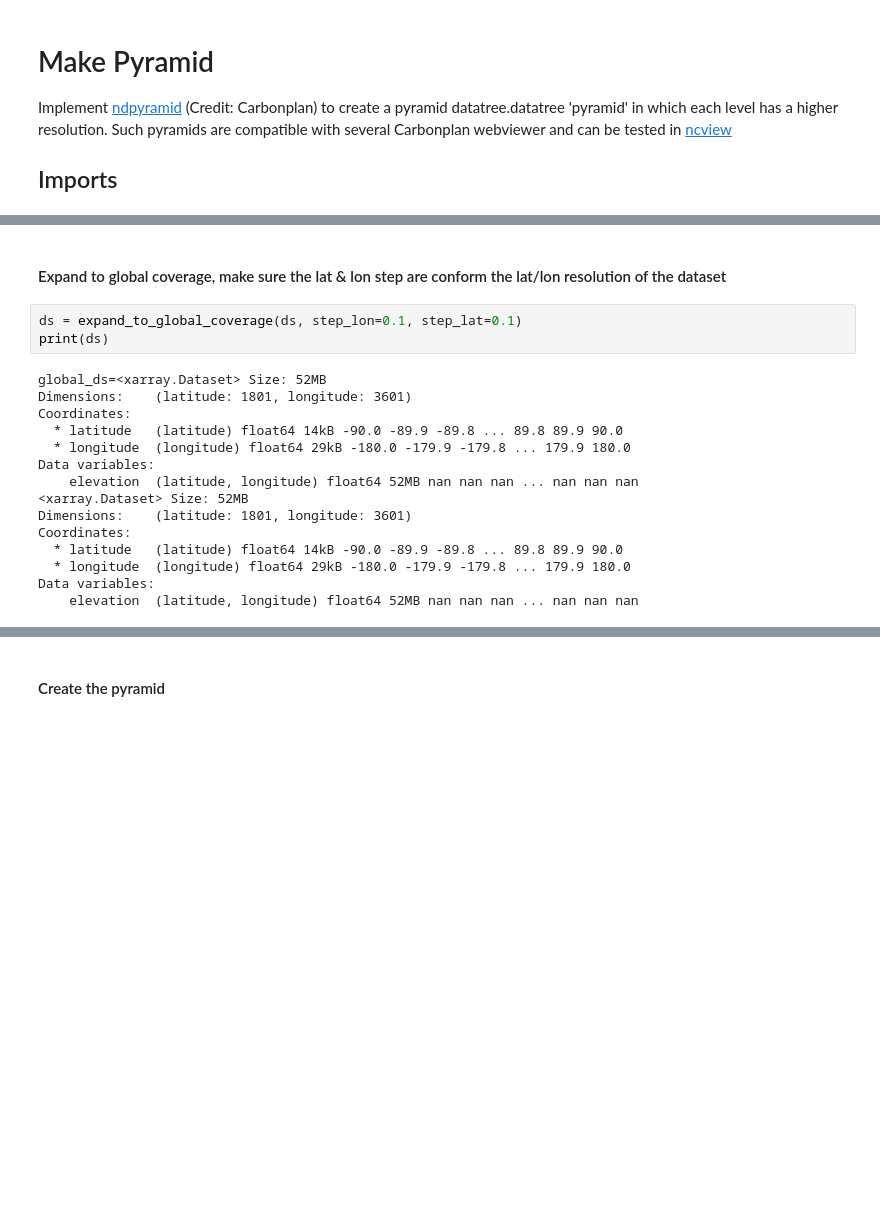
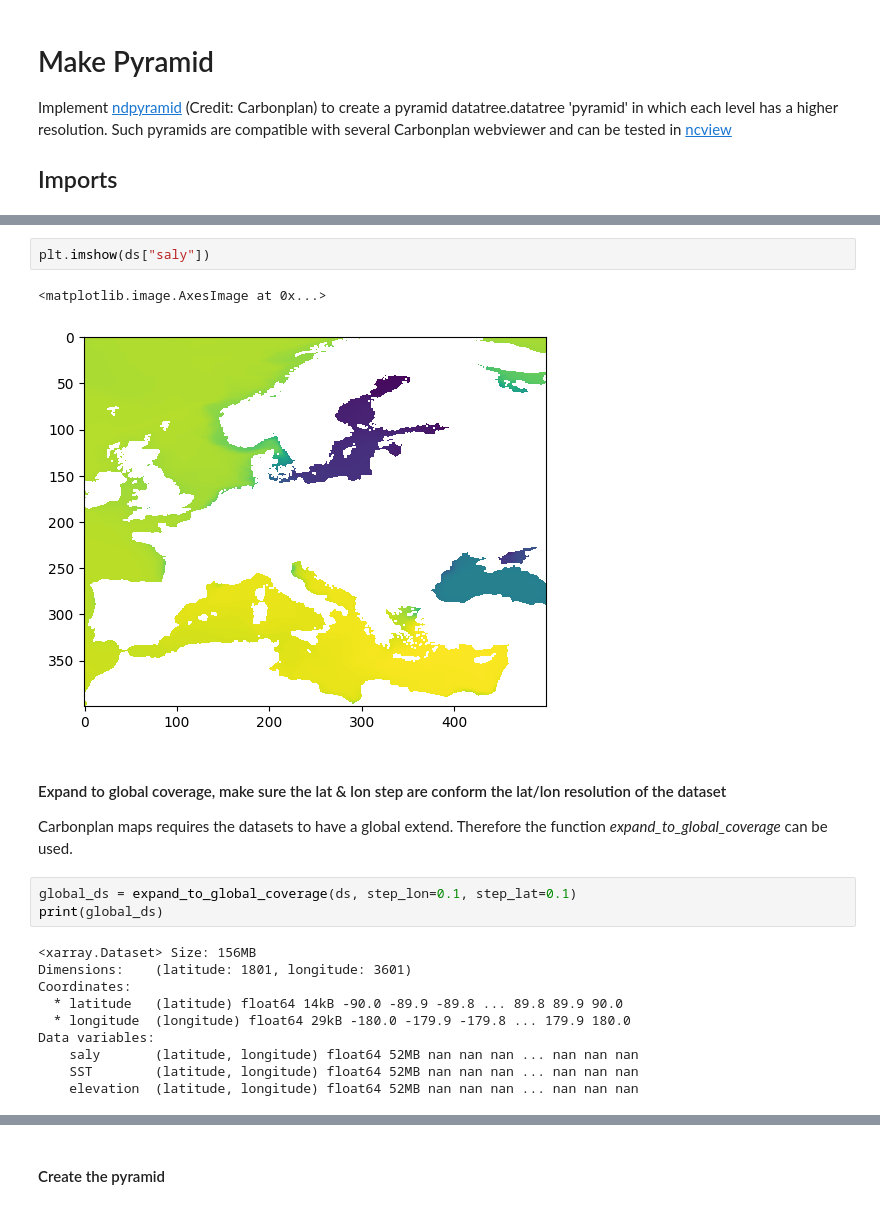
Before and after one commit to willem0boone/resample_zarr, a Jupyter notebook: notebooks/make_pyramid.ipynb, the cells around one changed output, grey strips where cells are left out. Drawn from its saved outputs; the diff is of its cells as text; blank space fills up the shorter version.

```diff
--- a/notebooks/make_pyramid.ipynb
+++ b/notebooks/make_pyramid.ipynb
@@ -36,20 +97,21 @@ Data variables:
+# %%
+plt.imshow(ds["saly"])
+# %% [output]
+<matplotlib.image.AxesImage at 0x...>
+[figure, added]
 # %% [markdown]
 #### Expand to global coverage, make sure the lat & lon step are conform the lat/lon resolution of the dataset
+Carbonplan maps requires the datasets to have a global extend. Therefore the function *expand_to_global_coverage* can be used.
 # %%
-ds = expand_to_global_coverage(ds, step_lon=0.1, step_lat=0.1)
-print(ds)
+global_ds = expand_to_global_coverage(ds, step_lon=0.1, step_lat=0.1)
+print(global_ds)
 # %% [output]
-global_ds=<xarray.Dataset> Size: 52MB
+<xarray.Dataset> Size: 156MB
 Dimensions:    (latitude: 1801, longitude: 3601)
 Coordinates:
   * latitude   (latitude) float64 14kB -90.0 -89.9 -89.8 ... 89.8 89.9 90.0
   * longitude  (longitude) float64 29kB -180.0 -179.9 -179.8 ... 179.9 180.0
 Data variables:
+    saly       (latitude, longitude) float64 52MB nan nan nan ... nan nan nan
+    SST        (latitude, longitude) float64 52MB nan nan nan ... nan nan nan
     elevation  (latitude, longitude) float64 52MB nan nan nan ... nan nan nan
-<xarray.Dataset> Size: 52MB
-Dimensions:    (latitude: 1801, longitude: 3601)
-Coordinates:
-  * latitude   (latitude) float64 14kB -90.0 -89.9 -89.8 ... 89.8 89.9 90.0
-  * longitude  (longitude) float64 29kB -180.0 -179.9 -179.8 ... 179.9 180.0
-Data variables:
-    elevation  (latitude, longitude) float64 52MB nan nan nan ... nan nan nan
```
Also changed, not shown: parts of 16 cells of this notebook, 16 other files.
